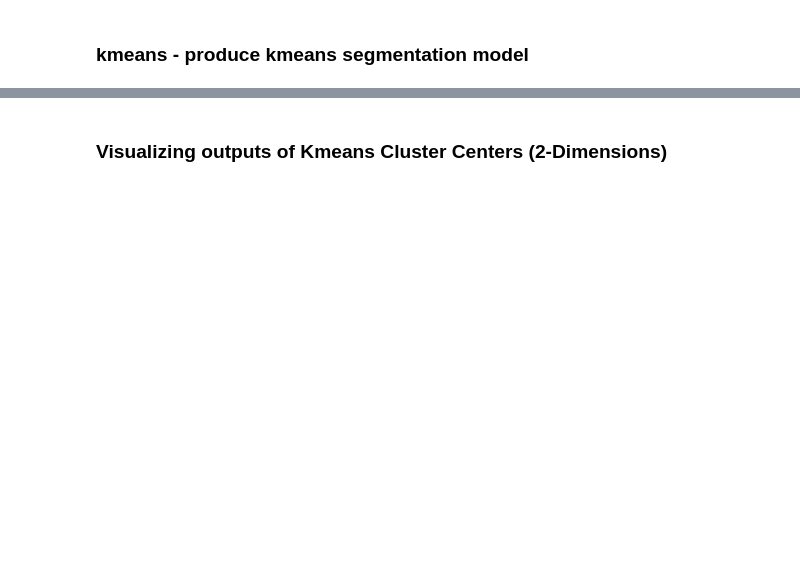
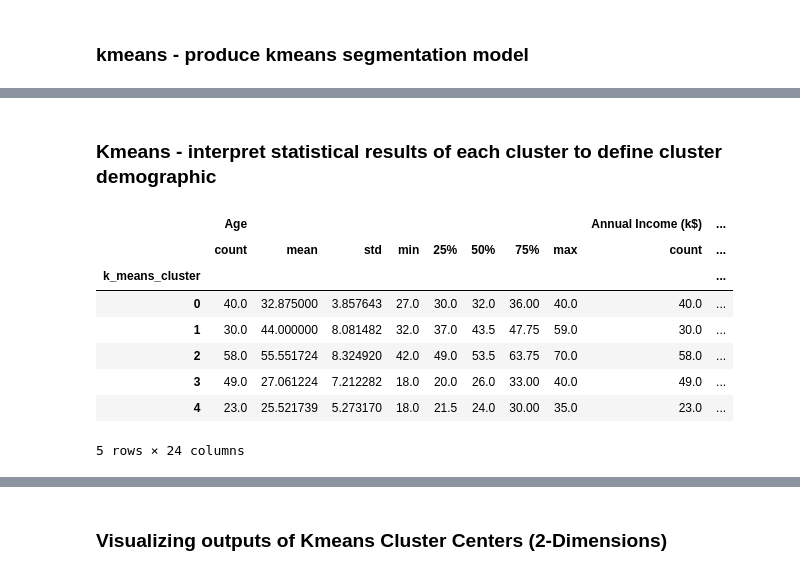
Before and after one commit to WillieJJR/Market-Segmentation-Clustering, a Jupyter notebook: customer_segmentation_model-checkpoint.ipynb, the cells around one changed output, grey strips where cells are left out. Drawn from its saved outputs; the diff is of its cells as text; code cells hidden in the pictures; blank space fills up the shorter version.

```diff
--- a/customer_segmentation_model-checkpoint.ipynb
+++ b/customer_segmentation_model-checkpoint.ipynb
@@ -161,0 +134,4 @@ df_normalized
+# %%
+#append model results back to original prep dataframe for interpretability
+df_prep['k_means_cluster'] = df_normalized['k_means_cluster']
+df_prep[df_prep['k_means_cluster'] == 1].head(50)
@@ -161,0 +156,14 @@ df_normalized
+# %% [markdown]
+### Kmeans - interpret statistical results of each cluster to define cluster demographic
+# %%
+df_prep.groupby('k_means_cluster').describe()
+# %% [output]
+|  | Age |  |  |  |  |  |  |  | Annual Income (k$) | ... |
+|  | count | mean | std | min | 25% | 50% | 75% | max | count | ... |
+| k_means_cluster |  |  |  |  |  |  |  |  |  | ... |
+| 0 | 40.0 | 32.875000 | 3.857643 | 27.0 | 30.0 | 32.0 | 36.00 | 40.0 | 40.0 | ... |
+| 1 | 30.0 | 44.000000 | 8.081482 | 32.0 | 37.0 | 43.5 | 47.75 | 59.0 | 30.0 | ... |
+| 2 | 58.0 | 55.551724 | 8.324920 | 42.0 | 49.0 | 53.5 | 63.75 | 70.0 | 58.0 | ... |
+| 3 | 49.0 | 27.061224 | 7.212282 | 18.0 | 20.0 | 26.0 | 33.00 | 40.0 | 49.0 | ... |
+| 4 | 23.0 | 25.521739 | 5.273170 | 18.0 | 21.5 | 24.0 | 30.00 | 35.0 | 23.0 | ... |
+5 rows × 24 columns
```
Also changed, not shown: parts of 14 cells of this notebook.
